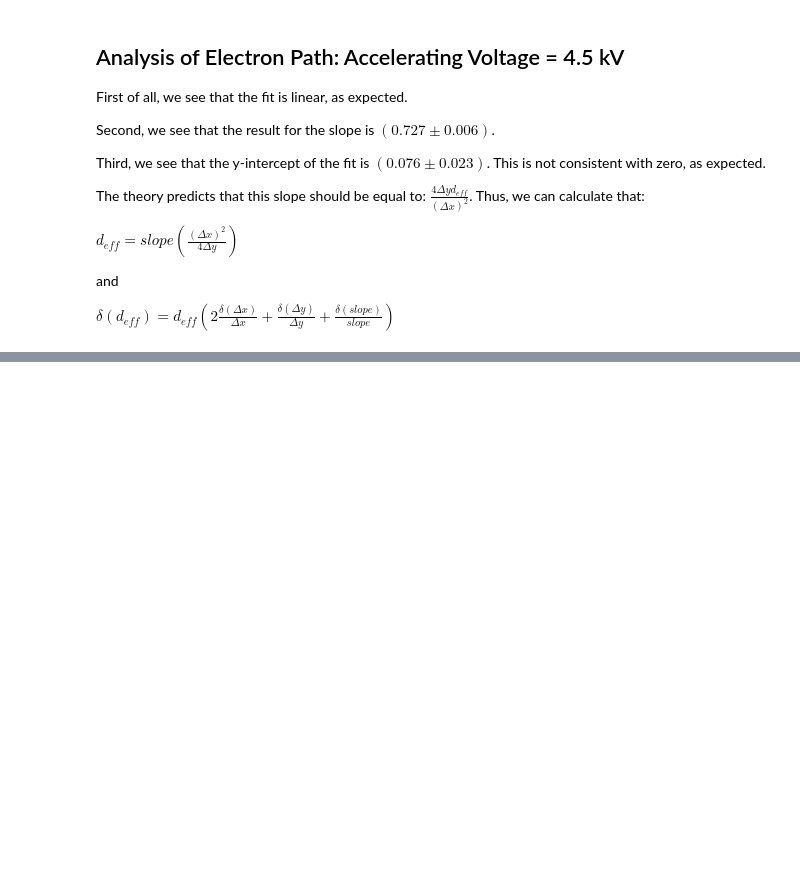
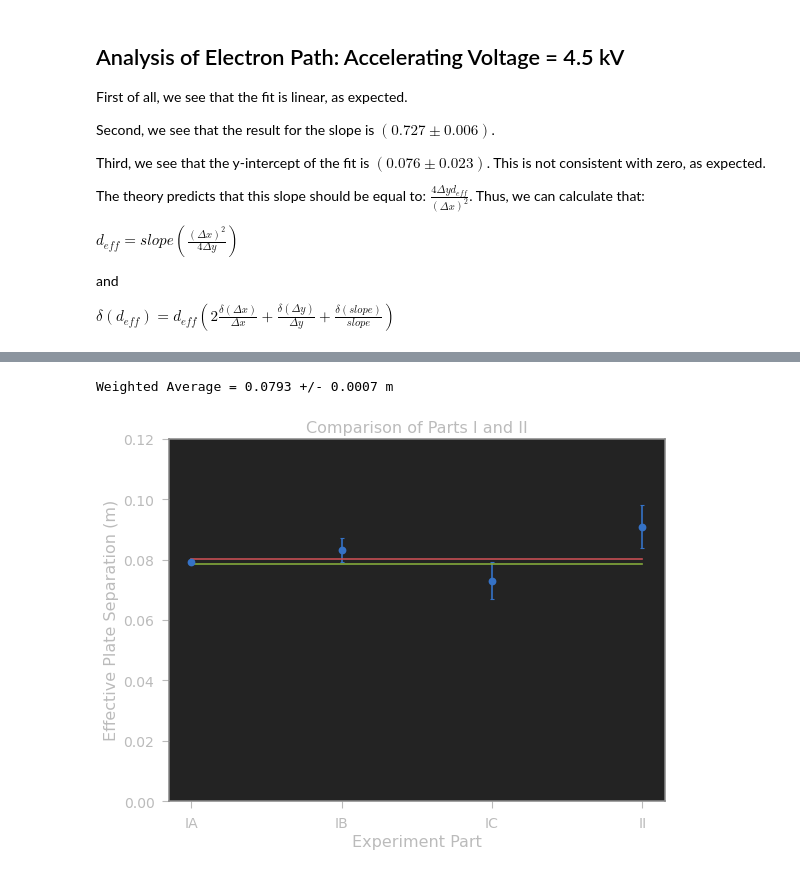
Before and after one commit to EliLutz/Phys202L, a Jupyter notebook: JupyterNotebooks/Lab3/Electric_Force_Analysis_Quadratic.ipynb, the cells around one changed output, grey strips where cells are left out. Drawn from its saved outputs; the diff is of its cells as text; code cells hidden in the pictures; blank space fills up the shorter version.

```diff
--- a/JupyterNotebooks/Lab3/Electric_Force_Analysis_Quadratic.ipynb
+++ b/JupyterNotebooks/Lab3/Electric_Force_Analysis_Quadratic.ipynb
@@ -410,11 +465,11 @@ Va = 2.50kV: d$_{eff} = (0.084 +/- 0.011)
 
 # The data elements are [Vp, dVp, Va, dVa]
 
-data4 = [[1.77,0.01,2.60,0.01], [2.07,0.01,2.80,0.01], [2.19,0.01,3.00,0.01],
-         [2.33,0.01,3.20,0.01], [2.47,0.01,3.40,0.01], [2.63,0.01,3.60,0.01],
-         [2.71,0.01,3.80,0.01], [2.86,0.01,4.00,0.01], [2.98,0.01,4.20,0.01],
-         [3.08,0.01,4.40,0.01], [3.26,0.01,4.60,0.01], [3.44,0.01,4.80,0.01],
-         [3.53,0.01,5.00,0.01]]
+data4 = [[2.03,0.01,2.63,0.01], [2.11,0.01,2.80,0.01], [2.24,0.01,3.01,0.01],
+         [2.40,0.01,3.21,0.01], [2.54,0.01,3.40,0.01], [2.70,0.01,3.61,0.01],
+         [2.84,0.01,3.80,0.01], [2.98,0.01,4.01,0.01], [3.13,0.01,4.20,0.01],
+         [3.28,0.01,4.41,0.01], [3.43,0.01,4.60,0.01], [3.57,0.01,4.80,0.01],
+         [3.72,0.01,5.00,0.01]]
 # create dataframe
 df4 = pd.DataFrame(data4, columns = ['Vp', 'dVp','Va','dVa'])
 
@@ -555 +610,36 @@ Va = 2.50kV: d_eff = (0.084 +/- 0.011) m
+# %%
+x1 = ['IA','IB','IC','II']
+y1 = np.array([deff1,deff2,deff3,deff4])
+dy1 = np.array([ddeff1,ddeff2,ddeff3,ddeff4])
+
+# Calculate the weighted average of the effective distance values.
+def w_avg(x, dx):
+    d = x
+    w = 1.0/dx**2
+    return (d * w).sum()/w.sum(), np.sqrt(1/w.sum())
+
+average, daverage = w_avg(y1,dy1)
+print ('Weighted Average = %0.4f +/- %0.4f m' % (average,daverage))
+ylow = average-daverage
+yhigh = average+daverage
+y2 = [ylow,ylow,ylow,ylow]
+y3 = [yhigh,yhigh,yhigh,yhigh]
+
+
+plt.figure(figsize=(8, 6), dpi=80)
+
+plt.errorbar(x1, y1, yerr=dy1, fmt='o', capsize=2, capthick=1)
+plt.plot(x1,y2)
+plt.plot(x1,y3)
+
+#########################
+
+plt.xlabel('Experiment Part')
+plt.ylabel('Effective Plate Separation (m)')
+plt.title('Comparison of Parts I and II')
+plt.ylim(0,0.12)
+plt.show()
+# %% [output]
+Weighted Average = 0.0793 +/- 0.0007 m
+[figure, added]
 # %%
```
Also changed, not shown: parts of 15 cells of this notebook.
